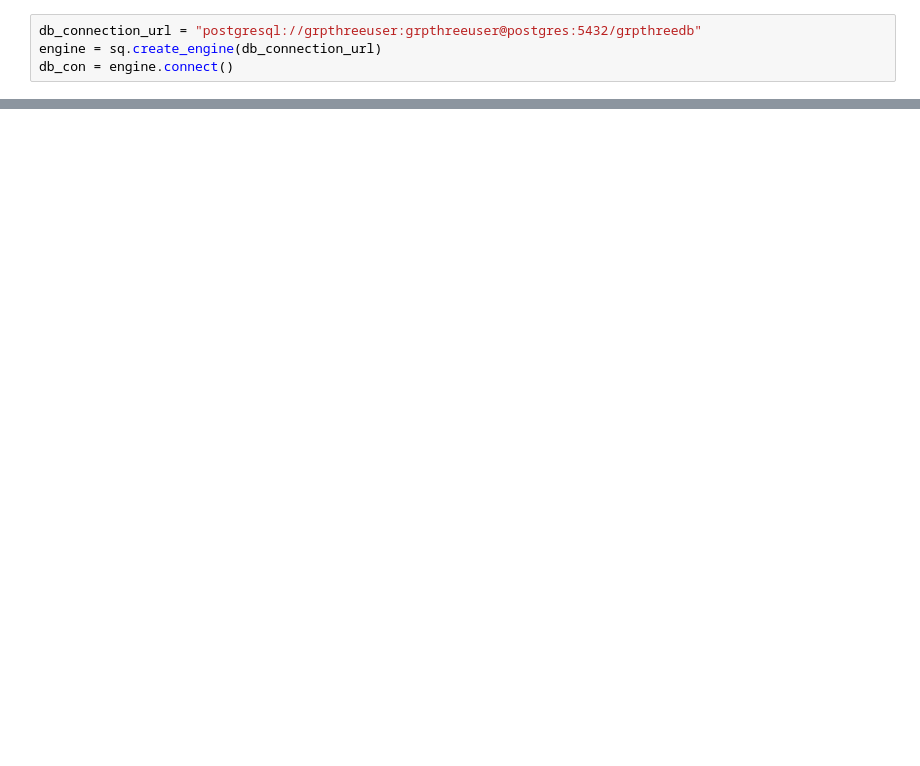
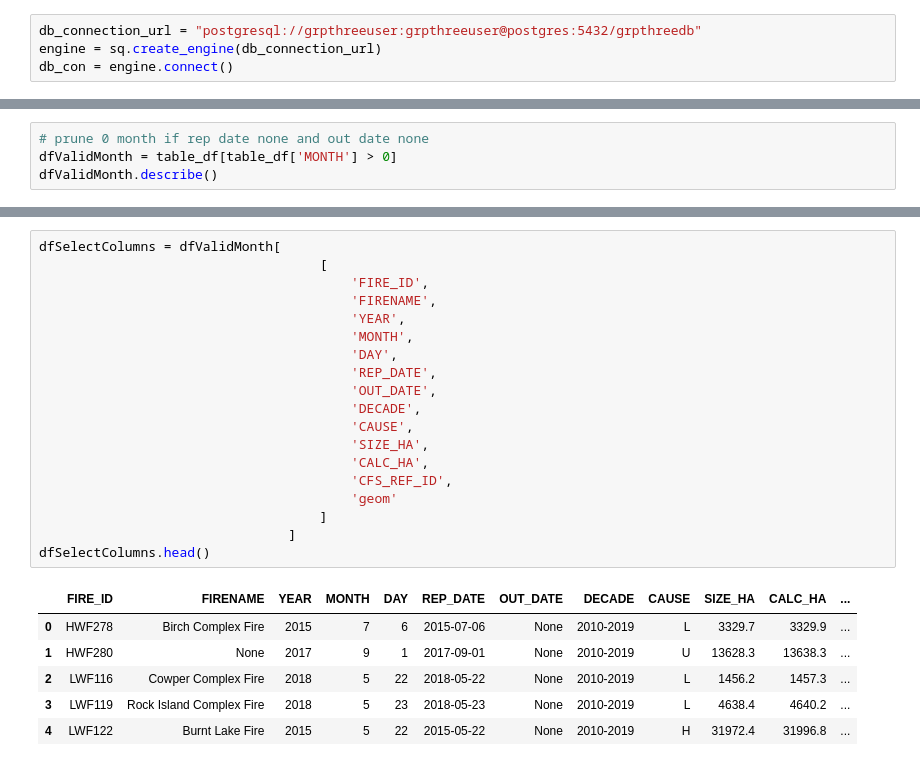
Before and after one commit to NouranEmad16/MLweatherForestFire, a Jupyter notebook: Data_step2_Evaluation.ipynb, the cells around one changed output, grey strips where cells are left out. Saved outputs shown, nothing was run; the diff lists cells and outputs as text; blank space fills up the shorter version.

```diff
--- a/Data_step2_Evaluation.ipynb
+++ b/Data_step2_Evaluation.ipynb
@@ -50,0 +51,4 @@ table_df.describe()
+# %%
+# prune 0 month if rep date none and out date none
+dfValidMonth = table_df[table_df['MONTH'] > 0]
+dfValidMonth.describe()
@@ -50,0 +65,26 @@ table_df.describe()
+# %%
+dfSelectColumns = dfValidMonth[
+                                    [
+                                        'FIRE_ID',
+                                        'FIRENAME',
+                                        'YEAR',
+                                        'MONTH',
+                                        'DAY',
+                                        'REP_DATE',
+                                        'OUT_DATE',
+                                        'DECADE',
+                                        'CAUSE',
+                                        'SIZE_HA',
+                                        'CALC_HA',
+                                        'CFS_REF_ID',
+                                        'geom'
+                                    ]
+                                ]
+dfSelectColumns.head()
+# %% [output]
+|  | FIRE_ID | FIRENAME | YEAR | MONTH | DAY | REP_DATE | OUT_DATE | DECADE | CAUSE | SIZE_HA | CALC_HA | ... |
+| 0 | HWF278 | Birch Complex Fire | 2015 | 7 | 6 | 2015-07-06 | None | 2010-2019 | L | 3329.7 | 3329.9 | ... |
+| 1 | HWF280 | None | 2017 | 9 | 1 | 2017-09-01 | None | 2010-2019 | U | 13628.3 | 13638.3 | ... |
+| 2 | LWF116 | Cowper Complex Fire | 2018 | 5 | 22 | 2018-05-22 | None | 2010-2019 | L | 1456.2 | 1457.3 | ... |
+| 3 | LWF119 | Rock Island Complex Fire | 2018 | 5 | 23 | 2018-05-23 | None | 2010-2019 | L | 4638.4 | 4640.2 | ... |
+| 4 | LWF122 | Burnt Lake Fire | 2015 | 5 | 22 | 2015-05-22 | None | 2010-2019 | H | 31972.4 | 31996.8 | ... |
```
Also changed, not shown: parts of 7 cells of this notebook.
